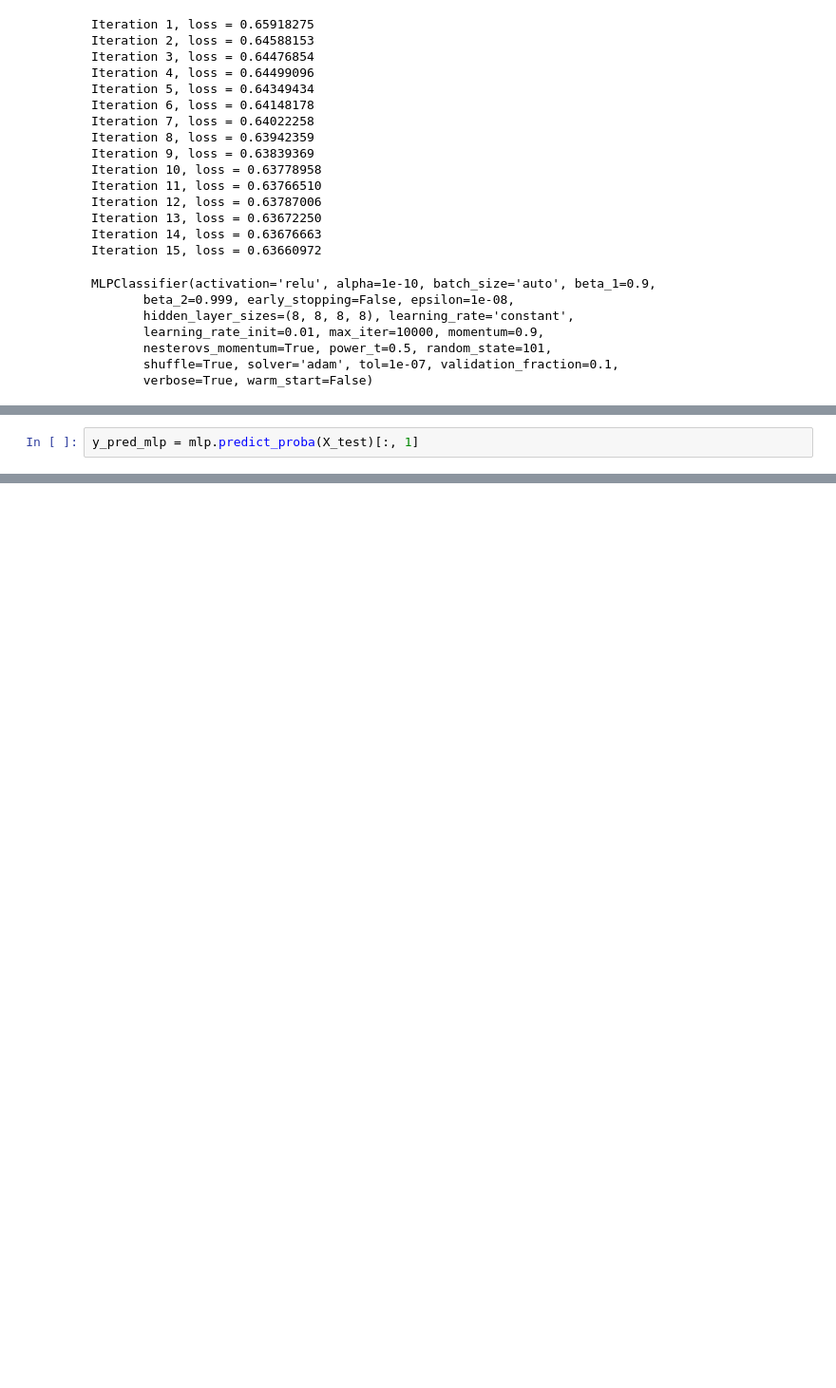
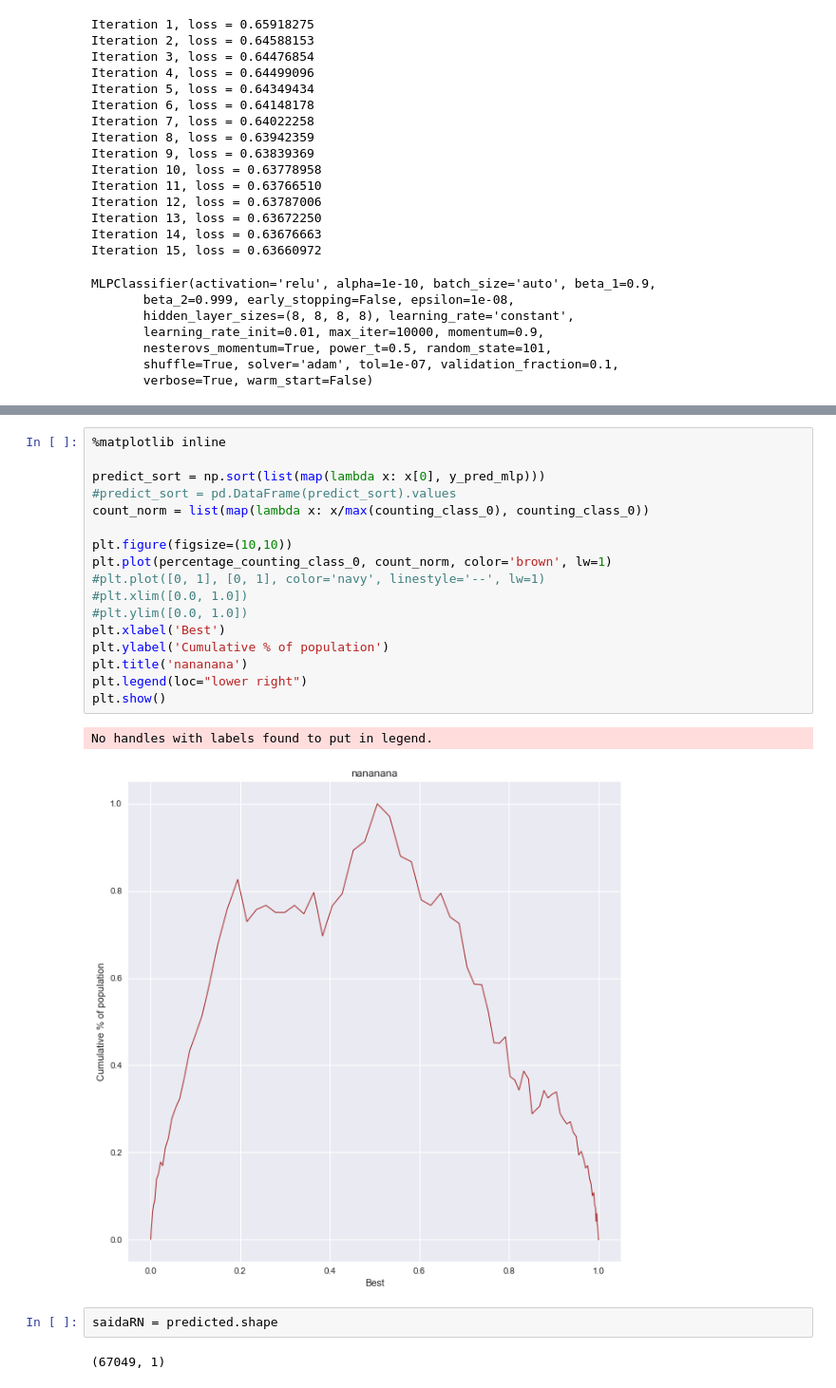
Before and after one commit to wba25/projeto-redes-neurais, a Jupyter notebook: MLP.ipynb, the cells around one changed output, grey strips where cells are left out. Shown: that part at 95% size. Drawn from its saved outputs; the diff is of its cells as text; blank space fills up the shorter version.

```diff
--- a/MLP.ipynb
+++ b/MLP.ipynb
@@ -185,3 +194 @@ def get_metrics(y, pred, probas):
-# %%
-y_pred_mlp = mlp.predict_proba(X_test)[:, 1]
 # %%
@@ -203,0 +253,24 @@ KS: 0.500007457232770069488481112785
+# %%
+%matplotlib inline
+
+predict_sort = np.sort(list(map(lambda x: x[0], y_pred_mlp)))
+#predict_sort = pd.DataFrame(predict_sort).values
+count_norm = list(map(lambda x: x/max(counting_class_0), counting_class_0))
+
+plt.figure(figsize=(10,10))
+plt.plot(percentage_counting_class_0, count_norm, color='brown', lw=1)
+#plt.plot([0, 1], [0, 1], color='navy', linestyle='--', lw=1)
+#plt.xlim([0.0, 1.0])
+#plt.ylim([0.0, 1.0])
+plt.xlabel('Best')
+plt.ylabel('Cumulative % of population')
+plt.title('nananana')
+plt.legend(loc="lower right")
+plt.show()
+# %% [output]
+No handles with labels found to put in legend.
+[figure, added]
+# %%
+saidaRN = predicted.shape
+# %% [output]
+(67049, 1)
```
Also changed, not shown: parts of 12 cells of this notebook, 1 other file.
